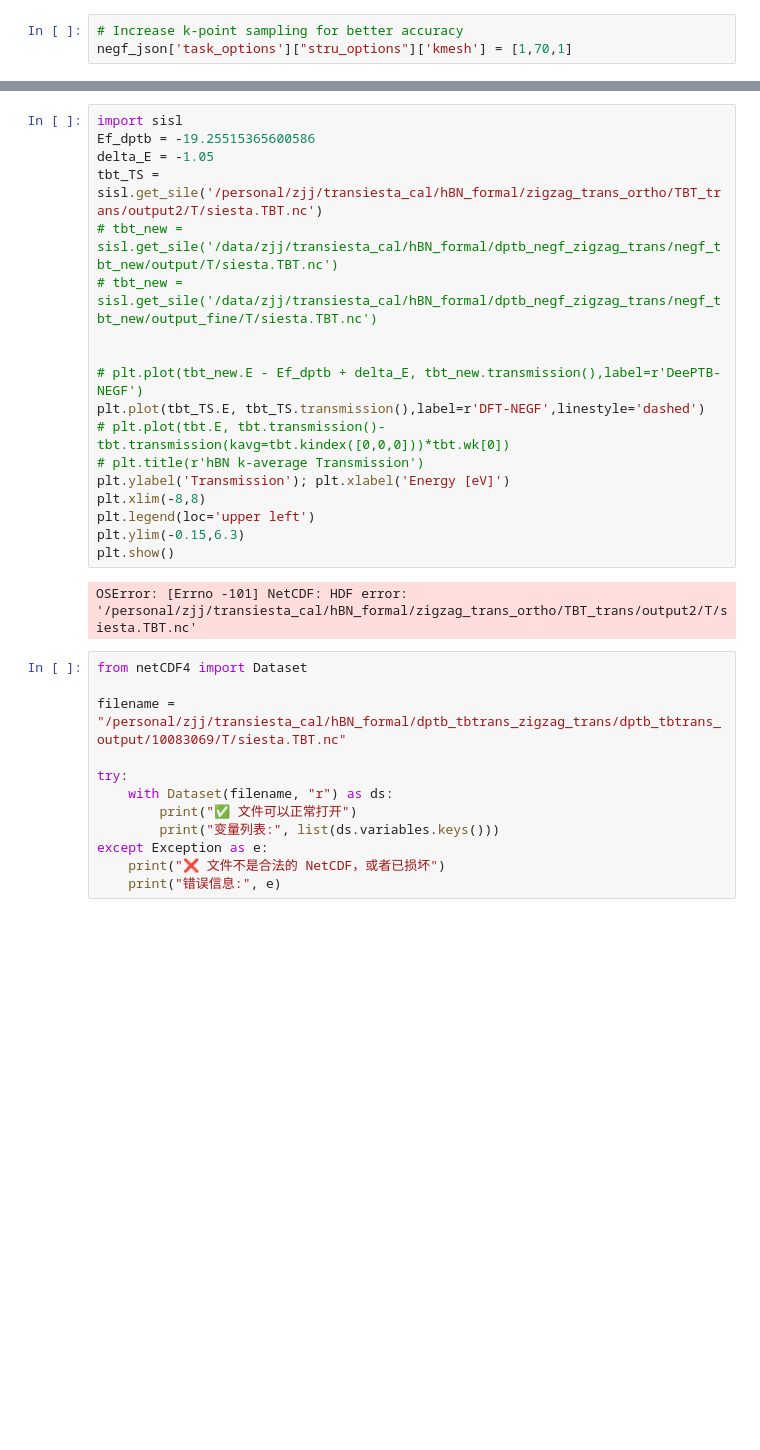
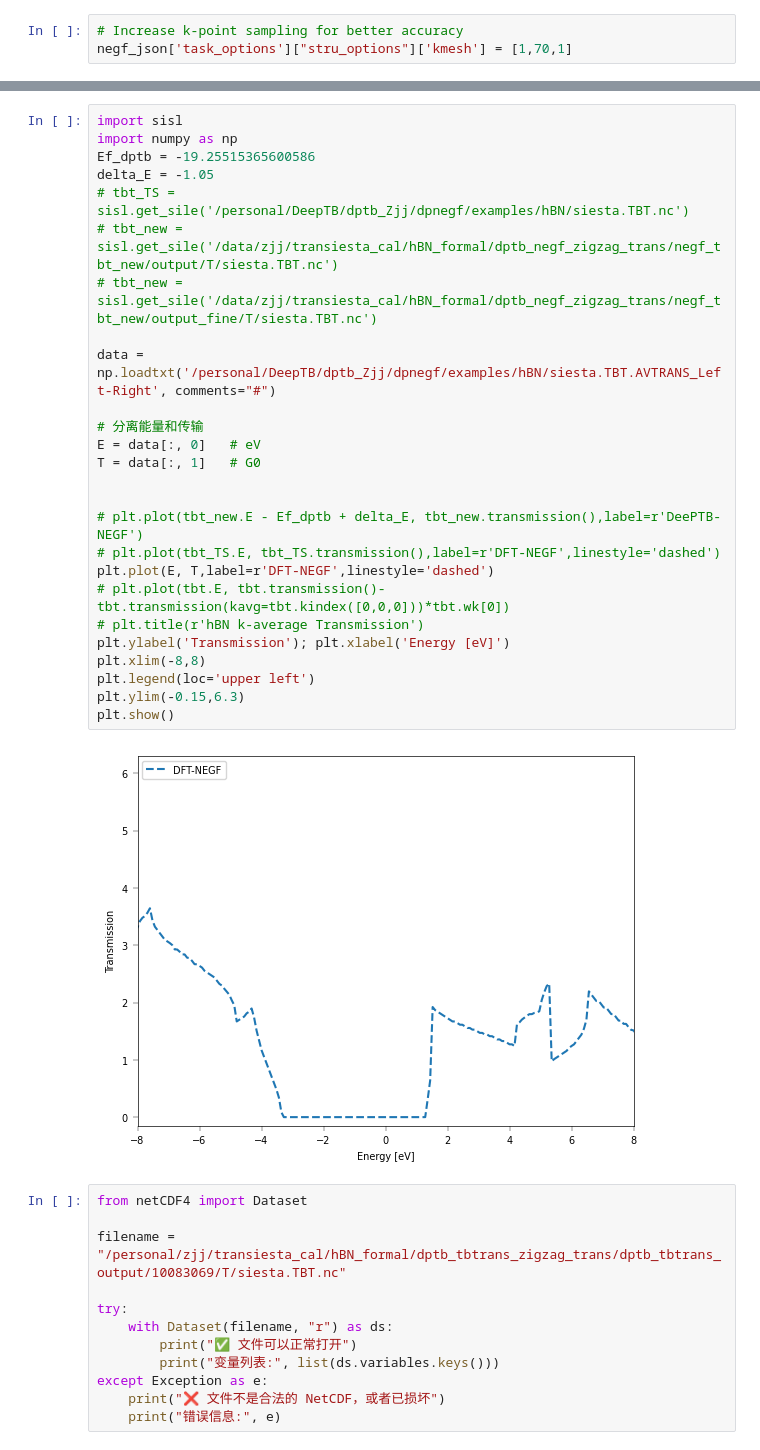
Before and after one commit to DeePTB-Lab/dpnegf, a Jupyter notebook: docs/hands_on/tutorial2_2d_mat.ipynb, the cells around one changed output, grey strips where cells are left out. Saved outputs shown, nothing was run; the diff lists cells and outputs as text; blank space fills up the shorter version.

```diff
--- a/docs/hands_on/tutorial2_2d_mat.ipynb
+++ b/docs/hands_on/tutorial2_2d_mat.ipynb
@@ -670,23 +681,31 @@ plt.show()
 # %%
 import sisl
+import numpy as np
 Ef_dptb = -19.25515365600586
 delta_E = -1.05
-tbt_TS = sisl.get_sile('/personal/zjj/transiesta_cal/hBN_formal/zigzag_trans_ortho/TBT_trans/output2/T/siesta.TBT.nc')
+# tbt_TS = sisl.get_sile('/personal/DeepTB/dptb_Zjj/dpnegf/examples/hBN/siesta.TBT.nc')
 # tbt_new = sisl.get_sile('/data/zjj/transiesta_cal/hBN_formal/dptb_negf_zigzag_trans/negf_tbt_new/output/T/siesta.TBT.nc')
 # tbt_new = sisl.get_sile('/data/zjj/transiesta_cal/hBN_formal/dptb_negf_zigzag_trans/negf_tbt_new/output_fine/T/siesta.TBT.nc')
 
+data = np.loadtxt('/personal/DeepTB/dptb_Zjj/dpnegf/examples/hBN/siesta.TBT.AVTRANS_Left-Right', comments="#")
+
+# 分离能量和传输
+E = data[:, 0]   # eV
+T = data[:, 1]   # G0
+
 
 # plt.plot(tbt_new.E - Ef_dptb + delta_E, tbt_new.transmission(),label=r'DeePTB-NEGF')
-plt.plot(tbt_TS.E, tbt_TS.transmission(),label=r'DFT-NEGF',linestyle='dashed')
+# plt.plot(tbt_TS.E, tbt_TS.transmission(),label=r'DFT-NEGF',linestyle='dashed')
+plt.plot(E, T,label=r'DFT-NEGF',linestyle='dashed')
 # plt.plot(tbt.E, tbt.transmission()-tbt.transmission(kavg=tbt.kindex([0,0,0]))*tbt.wk[0])
 # plt.title(r'hBN k-average Transmission')
 plt.ylabel('Transmission'); plt.xlabel('Energy [eV]')
 plt.xlim(-8,8)
 plt.legend(loc='upper left')
 plt.ylim(-0.15,6.3)
 plt.show()
 # %% [output]
-OSError: [Errno -101] NetCDF: HDF error: '/personal/zjj/transiesta_cal/hBN_formal/zigzag_trans_ortho/TBT_trans/output2/T/siesta.TBT.nc'
+[figure, added]
 # %%
 from netCDF4 import Dataset
 
```
Also changed, not shown: parts of 4 cells of this notebook, 1 other file.
